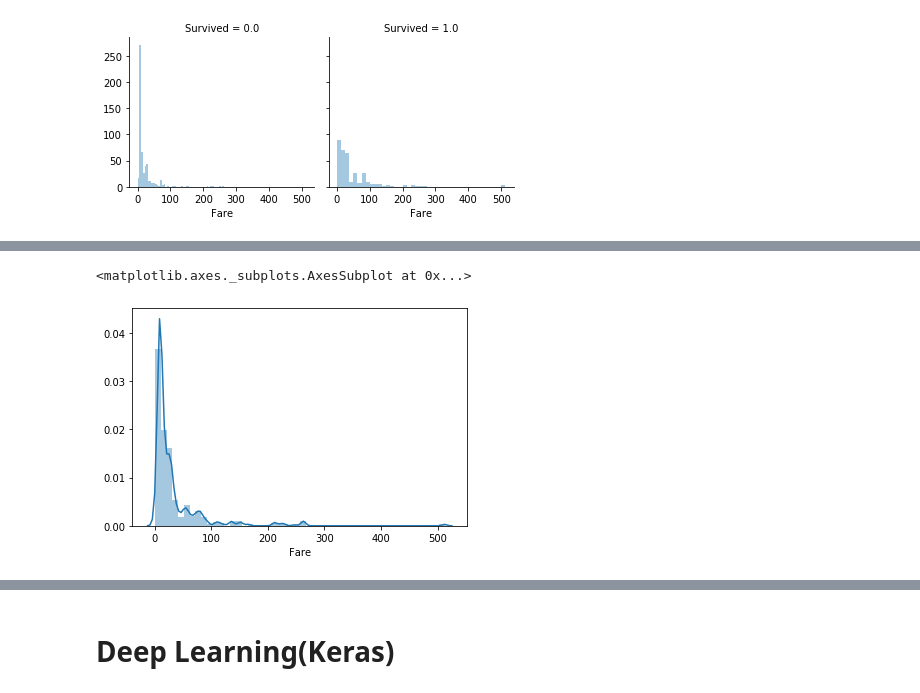
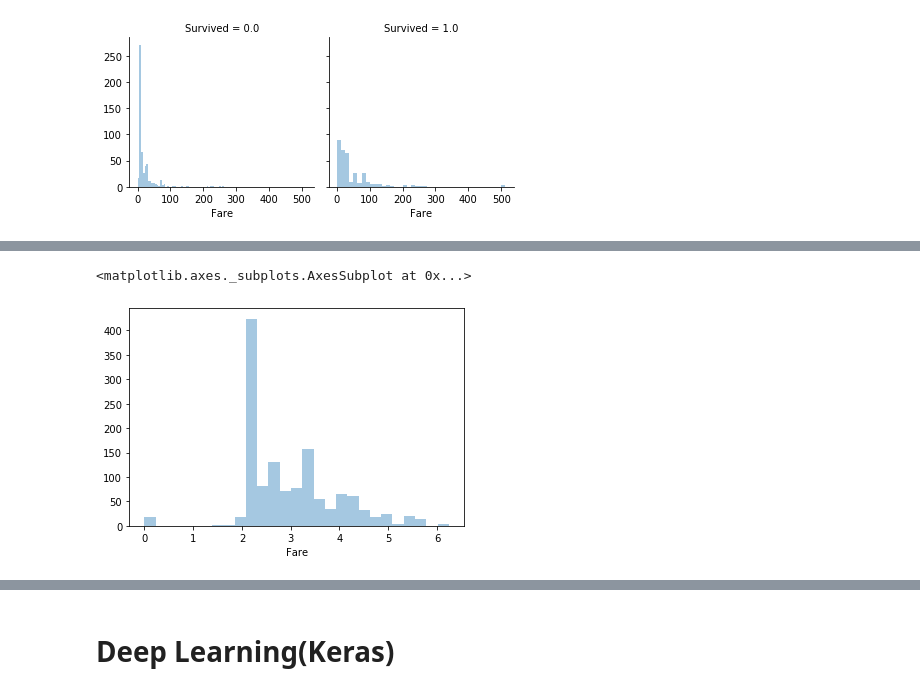
Before and after one commit to jimmyfu87/DataScience_Project, a Jupyter notebook: Python/Kaggle_Titanic_sklearn_keras.ipynb, the cells around one changed output, grey strips where cells are left out. Drawn from its saved outputs; the diff is of its cells as text; code cells hidden in the pictures.

```diff
--- a/Python/Kaggle_Titanic_sklearn_keras.ipynb
+++ b/Python/Kaggle_Titanic_sklearn_keras.ipynb
@@ -105,3 +107,8 @@ sns.countplot(data['Survived'],hue=data['Pclass'])
+# %%
+#填補Fare的缺失值
+fare_mean=np.mean(data['Fare'])
+fare_std=np.std(data['Fare'])
+data['Fare']=data['Fare'].fillna(np.random.randint(fare_mean - fare_std,fare_mean + fare_std))
 # %%
 g=sns.FacetGrid(data,col='Survived')
 g.map(sns.distplot,'Fare',kde=False)
@@ -111,11 +124,7 @@ g.map(sns.distplot,'Fare',kde=False)
 # %%
-#取Fare的平均值
-fare_mean=np.mean(data['Fare'])
-#用平均值填補NaN
-data['Fare']=data['Fare'].fillna(fare_mean)
-#將Fare的Float轉乘int
-data['Fare'].astype('int')
-sns.distplot(data['Fare'])
+#資料右偏做log轉換，先+1保留所有值
+data['Fare']=(np.log(data['Fare']+1))
+sns.distplot(data['Fare'],kde=False)
 # %% [output]
 <matplotlib.axes._subplots.AxesSubplot at 0x...>
-[figure, old version]
+[figure, new version]
```
Also changed, not shown: parts of 33 cells of this notebook.
